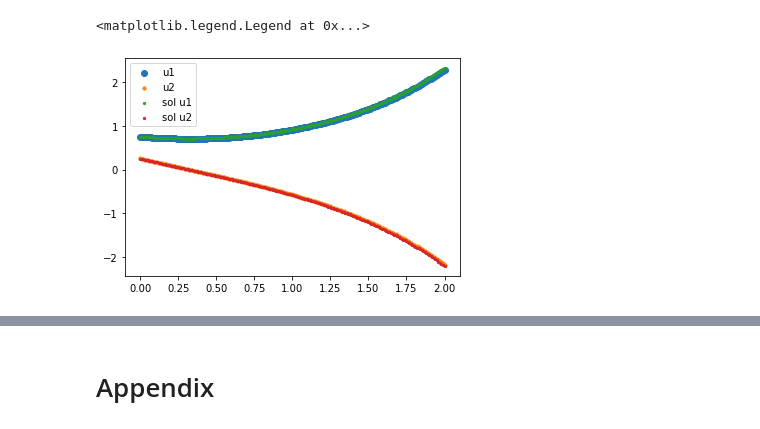
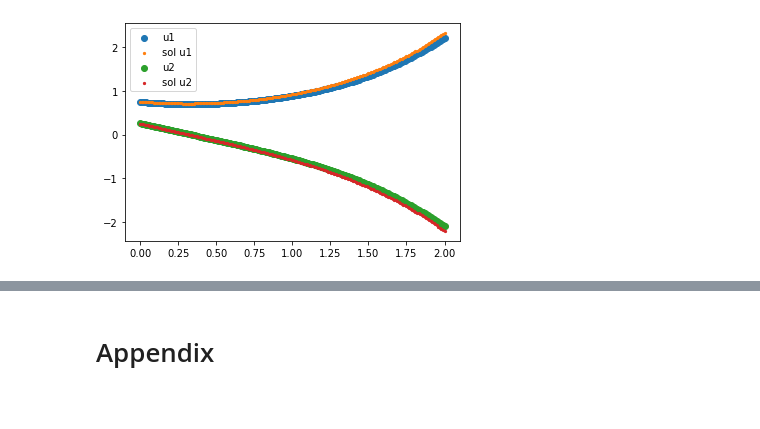
Before and after one commit to Hari-Raval/Harvard-Thesis, a Jupyter notebook: src/transfer_learning_differential_equation_solve_V2.ipynb, the cells around one changed output, grey strips where cells are left out. Drawn from its saved outputs; the diff is of its cells as text; code cells hidden in the pictures.

```diff
--- a/src/transfer_learning_differential_equation_solve_V2.ipynb
+++ b/src/transfer_learning_differential_equation_solve_V2.ipynb
@@ -133,14 +131,14 @@ def run_model(iterations, min_x, max_x, A_vals, lambda_vals, loss_term_weights):
     # starting initial value for transfer learning
     curr_A_indx = 0
     A = A_vals[curr_A_indx]
-    print(f"Initial Condition: {A}")
+    print(f"Initial Conditions: {A}")
     # run the training loop
     for i in range(iterations):
 
         if i % 2000 == 0 and i != 0:
             curr_A_indx += 1
             A = A_vals[curr_A_indx]
-            print(f"Initial Condition: {A}")
+            print(f"Initial Conditions: {A}")
 
         # every batch, randomly sample from min and max range
         x = torch.arange(min_x, max_x, 0.001, requires_grad=True)
@@ -165,21 +163,18 @@ def run_model(iterations, min_x, max_x, A_vals, lambda_vals, loss_term_weights):
         optimizer.zero_grad()
 
         # learning rate update
-        # scheduler.step()
+#         scheduler.step()
 
         # compute the mse
-#         with torch.no_grad():
-# #             true_sol1 = (A * np.exp(-lambda_val * x)).numpy()
-# #             network_sol1 = model(x)[0][:, 0].numpy()
-#             e_term1, e_term2 = np.exp(-np.sqrt(6) * x), np.exp(2 * np.sqrt(6) * x)
-#             true_sol1 = (0.5 * A[0] * e_term1 * (e_term2 + 1) - (A[1] * e_term1 * (e_term2 - 1)) / np.sqrt(6)).numpy()
-#             network_sol1 = model(x)[0][:, 0].numpy()
+        with torch.no_grad():
+            e_term1, e_term2 = np.exp(-1.1 * x), np.exp(2.2 * x)
+            true_sol1 = (0.5 * A[0] * e_term1 * (e_term2 + 1) - (0.5 * A[1] * e_term1 * (e_term2 - 1))).numpy()
+            network_sol1 = model(x)[0][:, 0].unsqueeze(dim=1).numpy()
+            true_sol2 = (0.5 * A[1] * e_term1 * (e_term2 + 1) - (0.5 * A[0] * e_term1 * (e_term2 - 1))).numpy()
+            network_sol2 = model(x)[0][:, 1].unsqueeze(dim=1).numpy()
 
-#             true_sol2 = (0.5 * A[1] * e_term1 * (e_term2 + 1) - 0.5 * np.sqrt(1.5) * A[0] * e_term1 * (e_term2 - 1)).numpy()
-#             network_sol2 = model(x)[0][:, 1].numpy()
-
-#         current_mse = np.mean((true_sol1 - network_sol1) ** 2) + np.mean((true_sol2 - network_sol2) ** 2)
-#         MSEs.append(current_mse)
+        current_mse = np.mean((true_sol1 - network_sol1) ** 2) + np.mean((true_sol2 - network_sol2) ** 2)
+        MSEs.append(current_mse)
 
     end_time = time.time()
     total_time = end_time - start_time
@@ -339,25 +288,0 @@ loss_history_w1['LD_losses'][9000:10000]
-# %%
-A = [0.75, 0.25]
-xx = torch.Tensor(np.linspace(0, 2, 200)[:, None])
-u_1 = trained_model_w1(xx)[0][:, 0].detach().numpy()
-u_2 = trained_model_w1(xx)[0][:, 1].detach().numpy()
-
-e_term1, e_term2 = np.exp(-1.1 * xx), np.exp(2.2 * xx)
-
-yt1 = (0.5 * A[0] * e_term1 * (e_term2 + 1) - (0.5 * A[1] * e_term1 * (e_term2 - 1))).numpy()
-yt2 = (0.5 * A[1] * e_term1 * (e_term2 + 1) - (0.5 * A[0] * e_term1 * (e_term2 - 1))).numpy()
-
-# yt1 = (0.5 * A[0] * e_term1 * (e_term2 + 1) - (A[1] * e_term1 * (e_term2 - 1)) / np.sqrt(6)).numpy()
-# yt2 = (0.5 * A[1] * e_term1 * (e_term2 + 1) - 0.5 * np.sqrt(1.5) * A[0] * e_term1 * (e_term2 - 1)).numpy()
-
-# sol1 = A[0] * np.exp(-1 * x)
-# sol2 = A[1] * np.exp(-2 * x)
-
-plt.scatter(xx, u_1, label='u1')
-plt.scatter(xx, u_2, label='u2', s=10)
-plt.scatter(xx, yt1, label='sol u1', s=5)
-plt.scatter(xx, yt2, label='sol u2', s=5)
-plt.legend()
-# %% [output]
-<matplotlib.legend.Legend at 0x...>
-[figure, removed]
@@ -384,3 +289,21 @@ plt.scatter(xx, yt2)
+# %%
+A = [0.75, 0.25]
+xx = torch.Tensor(np.linspace(0, 2, 200)[:, None])
+u_1 = trained_model_w1(xx)[0][:, 0].detach().numpy()
+u_2 = trained_model_w1(xx)[0][:, 1].detach().numpy()
+
+e_term1, e_term2 = np.exp(-1.1 * xx), np.exp(2.2 * xx)
+
+yt1 = (0.5 * A[0] * e_term1 * (e_term2 + 1) - (0.5 * A[1] * e_term1 * (e_term2 - 1))).numpy()
+yt2 = (0.5 * A[1] * e_term1 * (e_term2 + 1) - (0.5 * A[0] * e_term1 * (e_term2 - 1))).numpy()
+
+plt.scatter(xx, u_1, label='u1')
+plt.scatter(xx, yt1, label='sol u1', s=5)
+plt.scatter(xx, u_2, label='u2')
+plt.scatter(xx, yt2, label='sol u2', s=5)
+plt.legend();
+# %% [output]
+[figure, added]
 # %%
 # plot overall loss and network solution for model which has a loss of the MSE (i.e. no higher order terms)
 print("\n Model 1: Loss = L_D")
```
Also changed, not shown: parts of 17 cells of this notebook.
